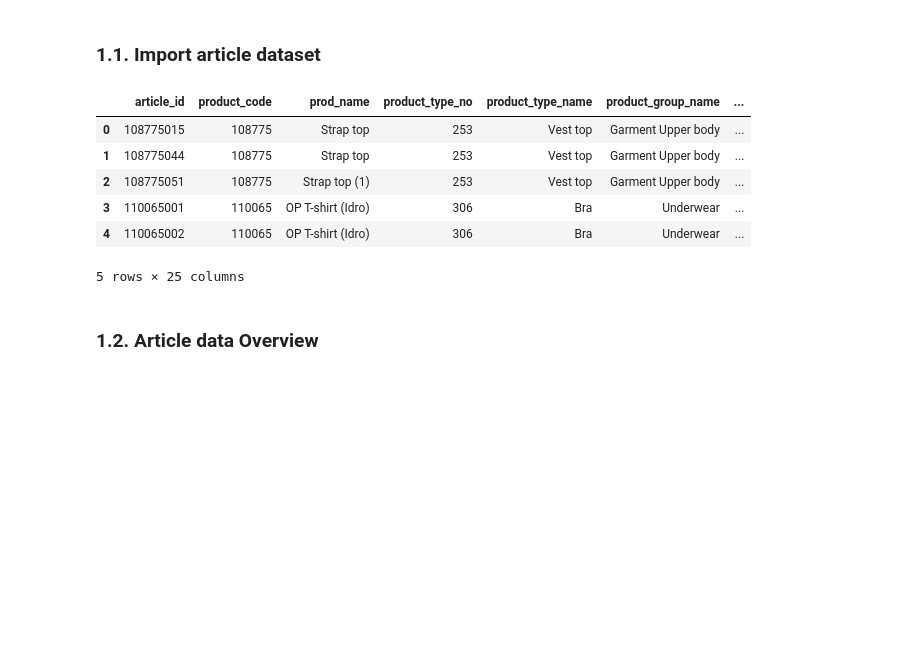
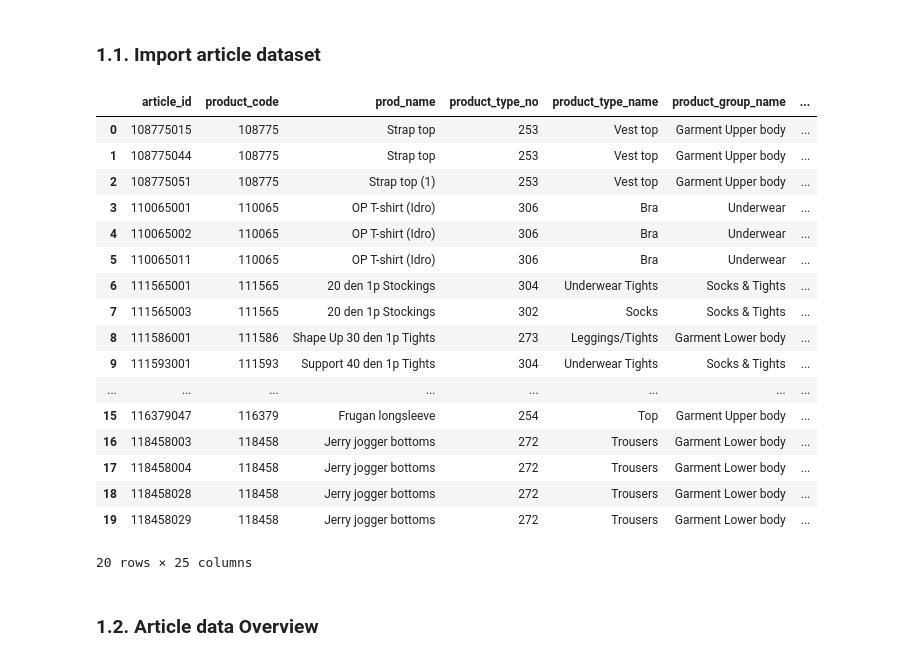
Before and after one commit to GiangNguyenn/FinalAssignmentGroup03, a Jupyter notebook: refactor_asm_3.ipynb, the cells around one changed output. Drawn from its saved outputs; the diff is of its cells as text; code cells hidden in the pictures; blank space fills up the shorter version.

```diff
--- a/refactor_asm_3.ipynb
+++ b/refactor_asm_3.ipynb
@@ -58,16 +96,27 @@ Article data is detailed metadata for each article_id available for purchase
 # %% [markdown]
 ### 1.1. Import article dataset
 # %%
-articles = pd.read_csv("dataset.csv")
-articles.head()
+articles = pd.read_csv("articles.csv")
+articles.head(20)
 # %% [output]
 |  | article_id | product_code | prod_name | product_type_no | product_type_name | product_group_name | ... |
 | 0 | 108775015 | 108775 | Strap top | 253 | Vest top | Garment Upper body | ... |
 | 1 | 108775044 | 108775 | Strap top | 253 | Vest top | Garment Upper body | ... |
 | 2 | 108775051 | 108775 | Strap top (1) | 253 | Vest top | Garment Upper body | ... |
 | 3 | 110065001 | 110065 | OP T-shirt (Idro) | 306 | Bra | Underwear | ... |
 | 4 | 110065002 | 110065 | OP T-shirt (Idro) | 306 | Bra | Underwear | ... |
+| 5 | 110065011 | 110065 | OP T-shirt (Idro) | 306 | Bra | Underwear | ... |
+| 6 | 111565001 | 111565 | 20 den 1p Stockings | 304 | Underwear Tights | Socks & Tights | ... |
+| 7 | 111565003 | 111565 | 20 den 1p Stockings | 302 | Socks | Socks & Tights | ... |
+| 8 | 111586001 | 111586 | Shape Up 30 den 1p Tights | 273 | Leggings/Tights | Garment Lower body | ... |
+| 9 | 111593001 | 111593 | Support 40 den 1p Tights | 304 | Underwear Tights | Socks & Tights | ... |
+| ... | ... | ... | ... | ... | ... | ... | ... |
+| 15 | 116379047 | 116379 | Frugan longsleeve | 254 | Top | Garment Upper body | ... |
+| 16 | 118458003 | 118458 | Jerry jogger bottoms | 272 | Trousers | Garment Lower body | ... |
+| 17 | 118458004 | 118458 | Jerry jogger bottoms | 272 | Trousers | Garment Lower body | ... |
+| 18 | 118458028 | 118458 | Jerry jogger bottoms | 272 | Trousers | Garment Lower body | ... |
+| 19 | 118458029 | 118458 | Jerry jogger bottoms | 272 | Trousers | Garment Lower body | ... |
-5 rows × 25 columns
+20 rows × 25 columns
 # %% [markdown]
 ### 1.2. Article data Overview
 # %%
```
Also changed, not shown: parts of 107 cells of this notebook, 2 other files.
